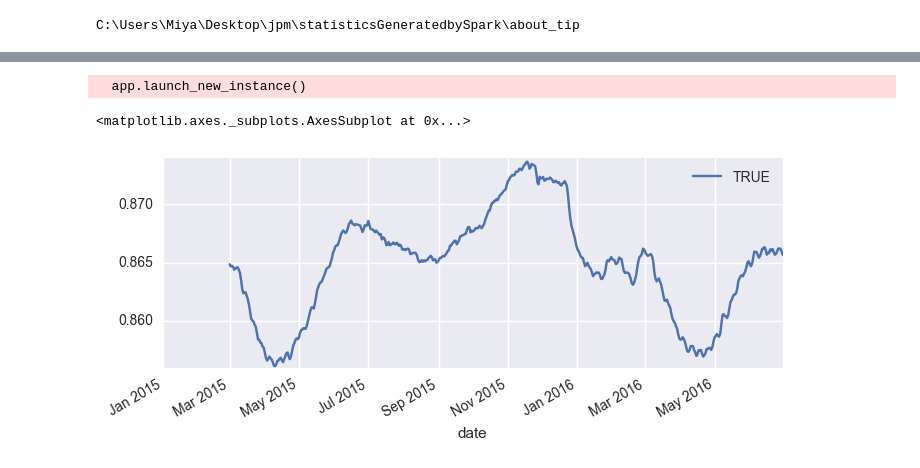
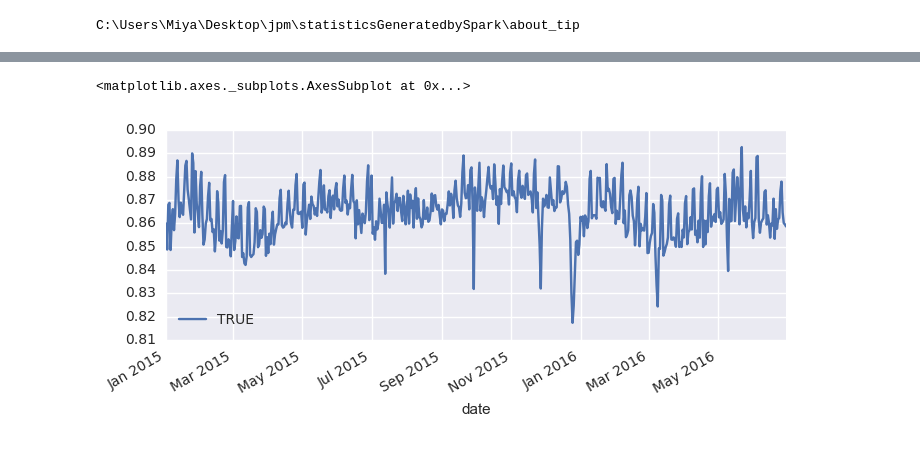
Before and after one commit to MiyainNYC/PySpark-Data-Challenge, a Jupyter notebook: Volume_VIZ.ipynb, the cells around one changed output, grey strips where cells are left out. Drawn from its saved outputs; the diff is of its cells as text; code cells hidden in the pictures.

```diff
--- a/Volume_VIZ.ipynb
+++ b/Volume_VIZ.ipynb
@@ -721,10 +709,10 @@ ls
 # %%
 not_tip_date = pd.read_csv('not_tip_date.csv',parse_dates = ['date'])
 # %%
+import seaborn as sns
 not_tip_date2015 = not_tip_date[not_tip_date['date']>=pd.Timestamp('2015-01-01')].reset_index(drop=True)
 not_tip_date2015 = not_tip_date2015.set_index('date')
-pd.rolling_mean(pd.DataFrame(not_tip_date2015['TRUE']),60).plot(figsize = (8,3))
+pd.rolling_mean(pd.DataFrame(not_tip_date2015['TRUE']),1).plot(figsize = (8,3))
 # %% [output]
-  app.launch_new_instance()
+<matplotlib.axes._subplots.AxesSubplot at 0x...>
-<matplotlib.axes._subplots.AxesSubplot at 0x...>
-[figure, old version]
+[figure, new version]
```
Also changed, not shown: parts of 7 cells of this notebook.
